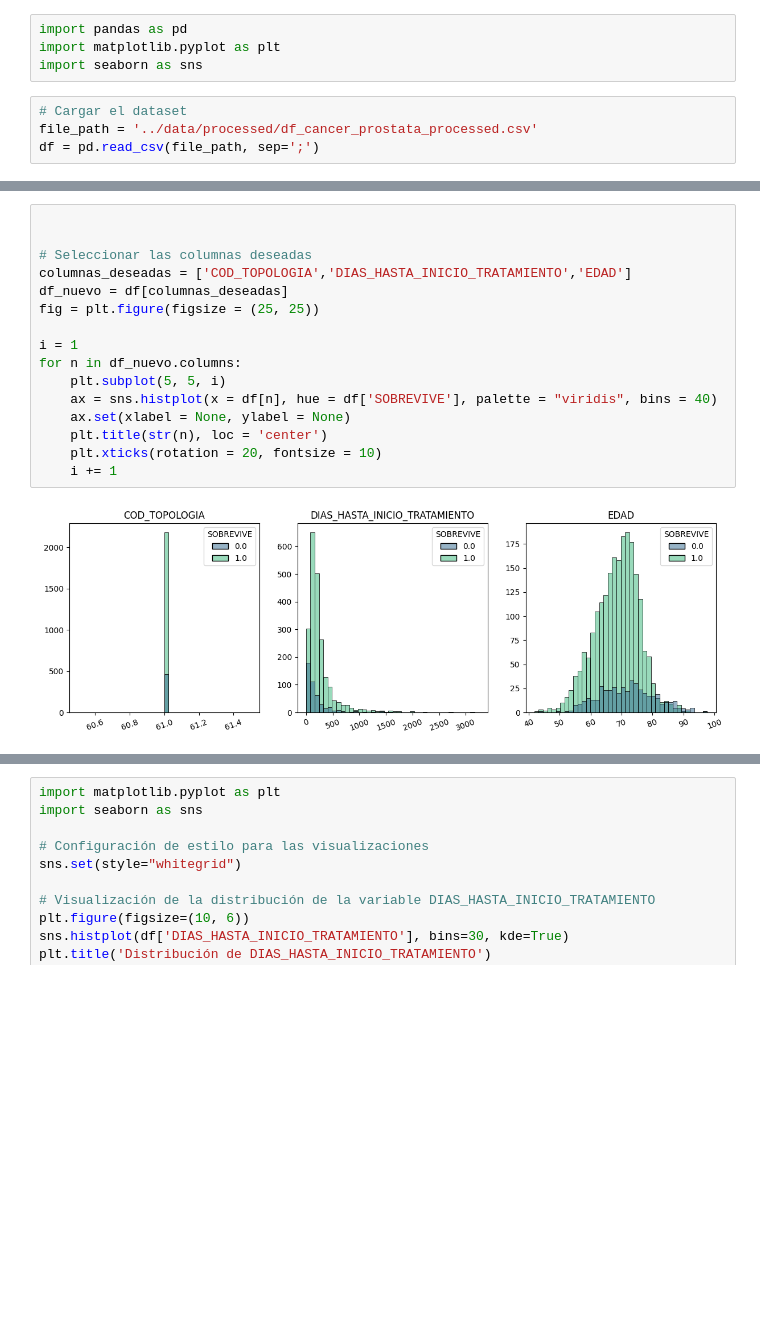
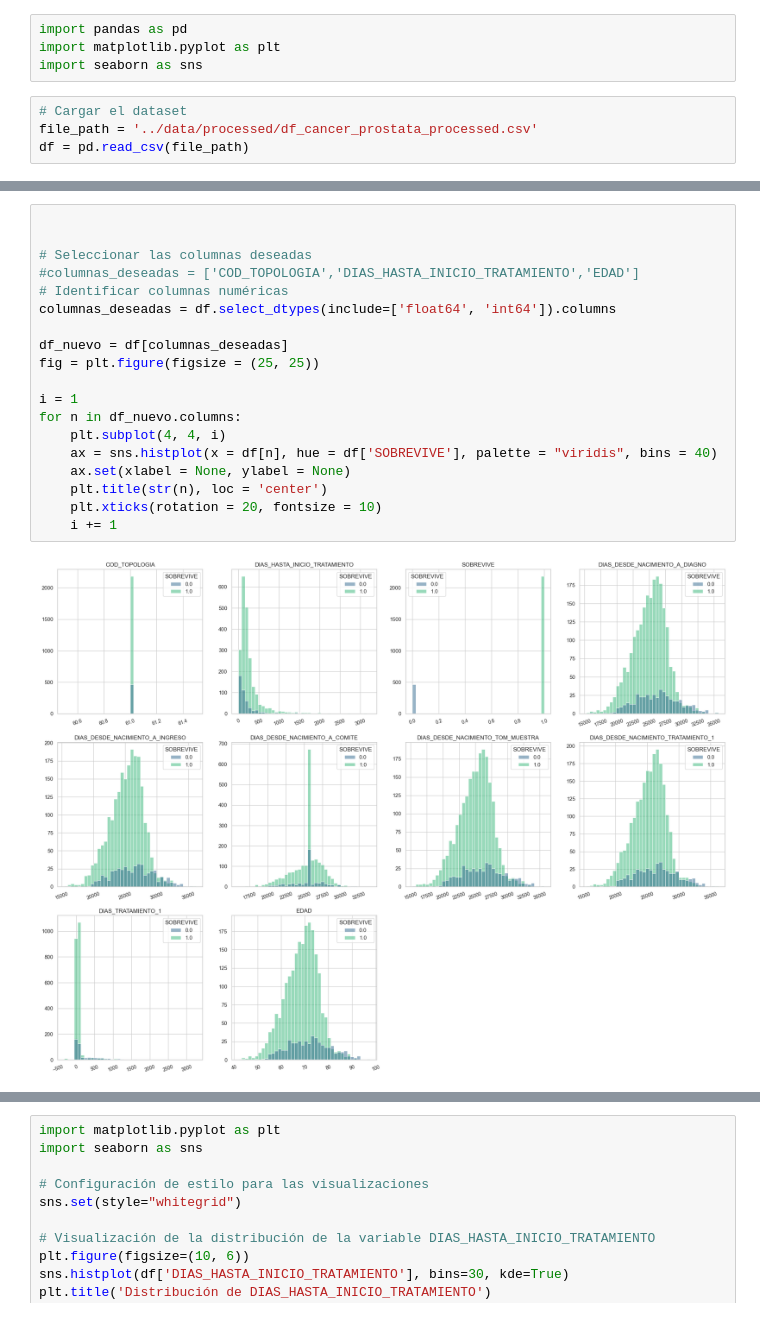
Before and after one commit to mperezlagos/ds-cancer-prostata, a Jupyter notebook: notebooks/2-descripcion_variables.ipynb, the cells around one changed output, grey strips where cells are left out. Saved outputs shown, nothing was run; the diff lists cells and outputs as text; blank space fills up the shorter version.

```diff
--- a/notebooks/2-descripcion_variables.ipynb
+++ b/notebooks/2-descripcion_variables.ipynb
@@ -7,7 +7,7 @@ import seaborn as sns
 # %%
 # Cargar el dataset
 file_path = '../data/processed/df_cancer_prostata_processed.csv'
-df = pd.read_csv(file_path, sep=';')
+df = pd.read_csv(file_path)
 # %%
 # Mostrar las primeras filas y un resumen de los datos
 df.info()
@@ -32,18 +32,21 @@ memory usage: 1.3+ MB
 # %%
 
 
 # Seleccionar las columnas deseadas
-columnas_deseadas = ['COD_TOPOLOGIA','DIAS_HASTA_INICIO_TRATAMIENTO','EDAD']
+#columnas_deseadas = ['COD_TOPOLOGIA','DIAS_HASTA_INICIO_TRATAMIENTO','EDAD']
+# Identificar columnas numéricas
+columnas_deseadas = df.select_dtypes(include=['float64', 'int64']).columns
+
 df_nuevo = df[columnas_deseadas]
 fig = plt.figure(figsize = (25, 25))
 
 i = 1
 for n in df_nuevo.columns:
-    plt.subplot(5, 5, i)
+    plt.subplot(4, 4, i)
     ax = sns.histplot(x = df[n], hue = df['SOBREVIVE'], palette = "viridis", bins = 40)
     ax.set(xlabel = None, ylabel = None)
     plt.title(str(n), loc = 'center')
     plt.xticks(rotation = 20, fontsize = 10)
     i += 1
 # %% [output]
-[figure, old version]
+[figure, new version]
```
Also changed, not shown: parts of 12 cells of this notebook, 7 other files.
